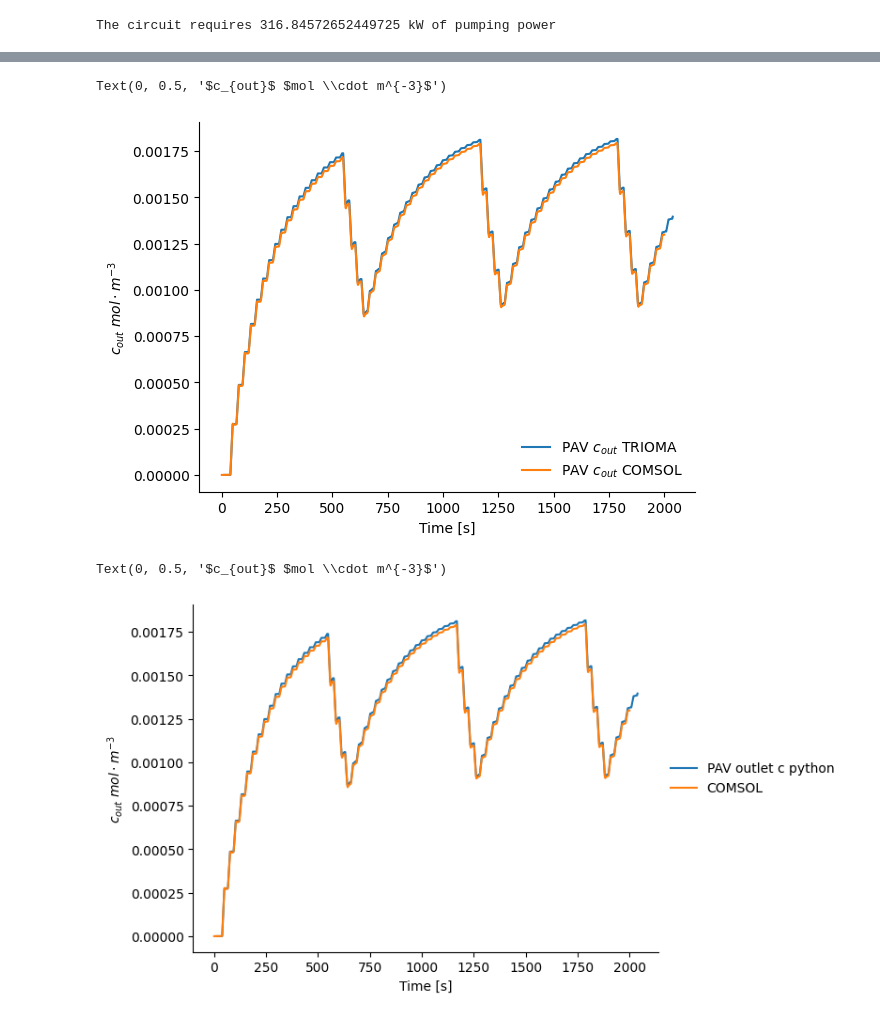
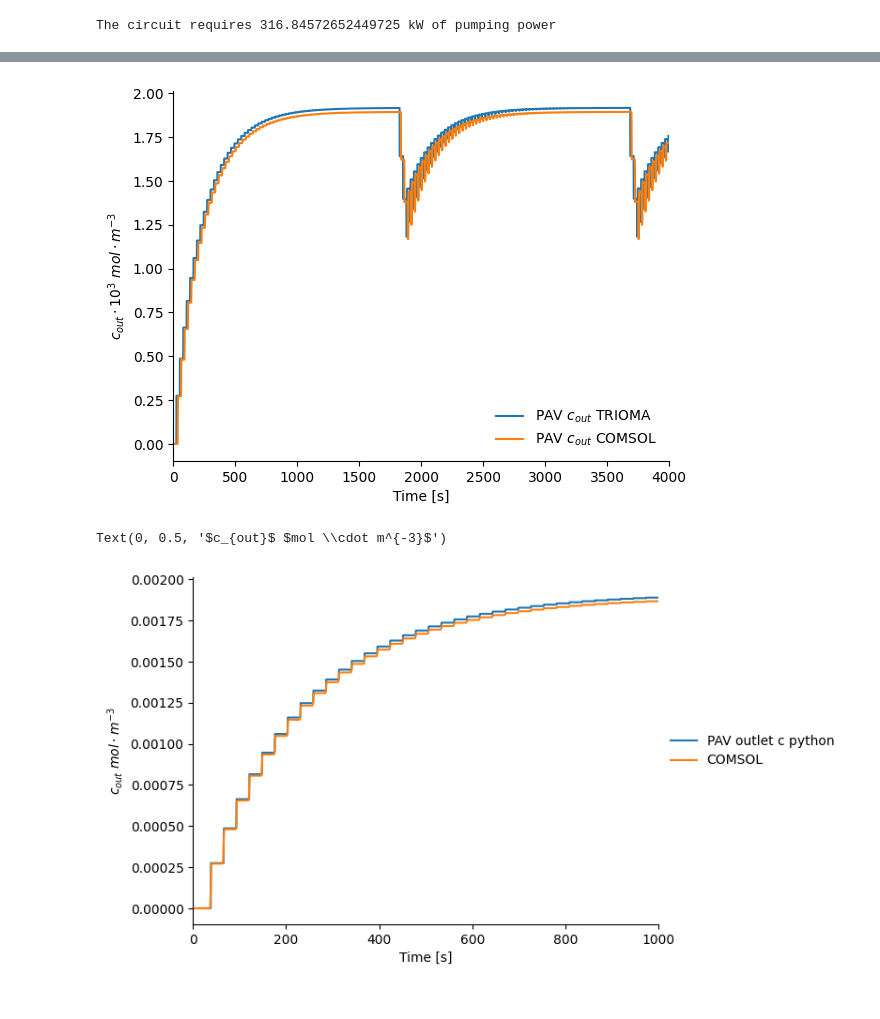
Before and after one commit to gabriele-ferrero/TRIOMA_Verification, a Jupyter notebook: Transient_Studies/PseudoTransient_T.ipynb, the cells around one changed output, grey strips where cells are left out. Saved outputs shown, nothing was run; the diff lists cells and outputs as text; code cells hidden in the pictures.

```diff
--- a/Transient_Studies/PseudoTransient_T.ipynb
+++ b/Transient_Studies/PseudoTransient_T.ipynb
@@ -118 +120,9 @@ c_out: 0.9321492050145331
 pipe_flowrate: 0.0012667686977437442
+# %%
+import math
+import numpy as np
+t_final=4E3 ## final simulation time
+dt=0.5 ## time step for simulation
+t=0 ## initial time
+compute_inv=False ## boolean for inventory evaluation
+rewrite_file=False ## boolean for rewriting the savefile
@@ -118,0 +131,12 @@ pipe_flowrate: 0.0012667686977437442
+# %%
+
+delay_PAV=(PAV.geometry.L/PAV.fluid.U0) ## delay in the PAV,
+delay_connection=(Connection.geometry.L/Connection.fluid.U0) ## delay due to the connection
+delay_connection+=delay_PAV ## total delay in the connection
+delay_connection2=(Connection2.geometry.L/Connection2.fluid.U0) ## delay due to the connection
+delay_connection2+=delay_connection ## total delay in the connection
+# delay_BB=319/1.28 ## delay in the BB
+delay_BB=0
+delay_BB+=delay_connection2 ## total delay in the BB
+i=0
+N=math.ceil(delay_BB/dt) # number of "timesteps" to reach the delay dime
@@ -118,0 +145,17 @@ pipe_flowrate: 0.0012667686977437442
+# %%
+
+initial_value=1E-11
+PAV.c_in=initial_value
+BB.c_in=initial_value
+Connection.c_in=initial_value
+Connection2.c_in=initial_value
+PAV_outlet_c= np.full(N, initial_value) ## initialising the arrays for the concentration in PAV, BB, Connection and Connection2
+BB_outlet_c= np.full(N, initial_value)
+PAV_eff=np.full(N, initial_value)
+BB_Q= np.full(N, initial_value) ##initializing the Power density in the BB
+BB_inlet_c= np.full(N, initial_value)
+outlet_connection1= np.full(N, initial_value)
+outlet_connection2= np.full(N, initial_value)
+PAV_inv=np.full(N, initial_value)
+connection_inv=np.full(N, initial_value)
+connection2_inv=np.full(N, initial_value)
@@ -253,24 +345,25 @@ exp_c_out_PAV=np.column_stack((t_vec,PAV_outlet_c))
 if rewrite_file:
     np.savetxt(folder+"/c_out_PAV_vec.txt",exp_c_out_PAV)
 # %%
-plt.plot(t_vec+delay_PAV,PAV_outlet_c,label=r"PAV $c_{out}$ TRIOMA")
+plt.plot(t_vec,PAV_outlet_c*1E3,label=r"PAV $c_{out}$ TRIOMA")
 PAV_cout_coms=np.loadtxt(folder+"/c_out_PAV_vec_COMS.txt", delimiter="\t")
-plt.plot(PAV_cout_coms[:,0],PAV_cout_coms[:,1],label=r"PAV $c_{out}$ COMSOL")
+plt.plot(PAV_cout_coms[:,0],PAV_cout_coms[:,1]*1E3,label=r"PAV $c_{out}$ COMSOL")
 plt.legend(loc='lower right',frameon=False)
 ## remove right and top spines
 plt.gca().spines['right'].set_visible(False)
 plt.gca().spines['top'].set_visible(False)
 plt.xlabel("Time [s]")
-plt.ylabel(r"$c_{out}$ $mol \cdot m^{-3}$")
+plt.ylabel(r"$c_{out}\cdot 10^3$ $mol \cdot m^{-3}$")
+plt.xlim(0,4000)
+plt.savefig(folder+"/c_out_PAV_comparison.png",dpi=300)
 # %% [output]
-Text(0, 0.5, '$c_{out}$ $mol \\cdot m^{-3}$')
-[figure, old version]
+[figure, new version]
 # %%
 plt.plot(t_vec+delay_PAV,PAV_outlet_c,label="PAV outlet c python")
 PAV_cout_coms=np.loadtxt(folder+"/c_out_PAV_vec_COMS.txt", delimiter="\t")
 plt.plot(PAV_cout_coms[:,0],PAV_cout_coms[:,1],label="COMSOL")
 plt.legend(loc='center left', bbox_to_anchor=(1, 0.5),frameon=False)
-# plt.xlim(0,1000)
+plt.xlim(0,1000)
 # plt.ylim(0.0007,0.0008)
 ## remove right and top spines
 plt.gca().spines['right'].set_visible(False)
@@ -279,5 +372,5 @@ plt.xlabel("Time [s]")
 plt.ylabel(r"$c_{out}$ $mol \cdot m^{-3}$")
 # %% [output]
 Text(0, 0.5, '$c_{out}$ $mol \\cdot m^{-3}$')
-[figure, old version]
+[figure, new version]
 # %%
```
Also changed, not shown: parts of 17 cells of this notebook, 7 other files.
